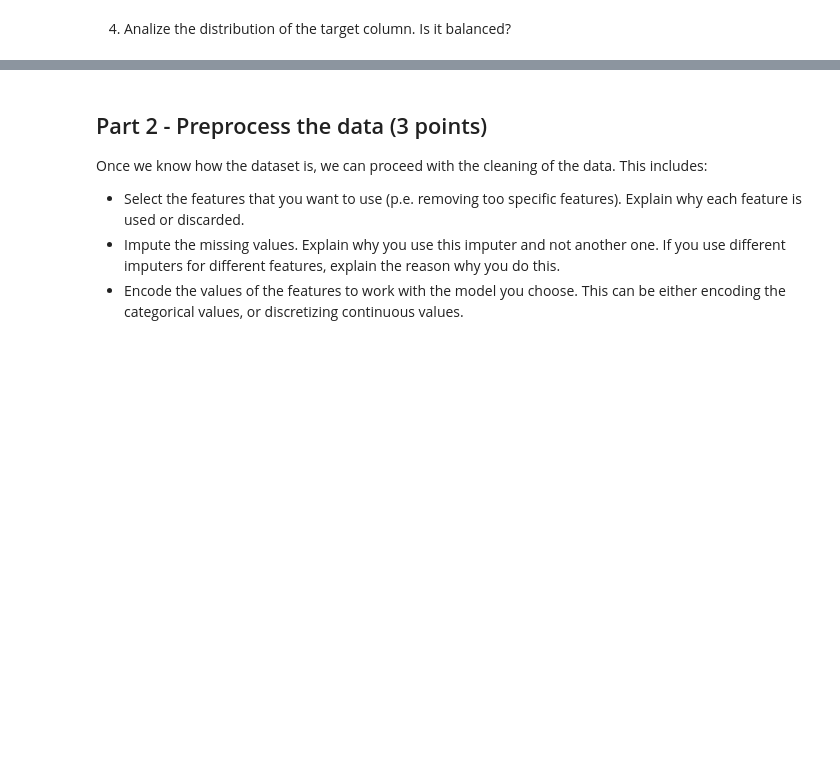
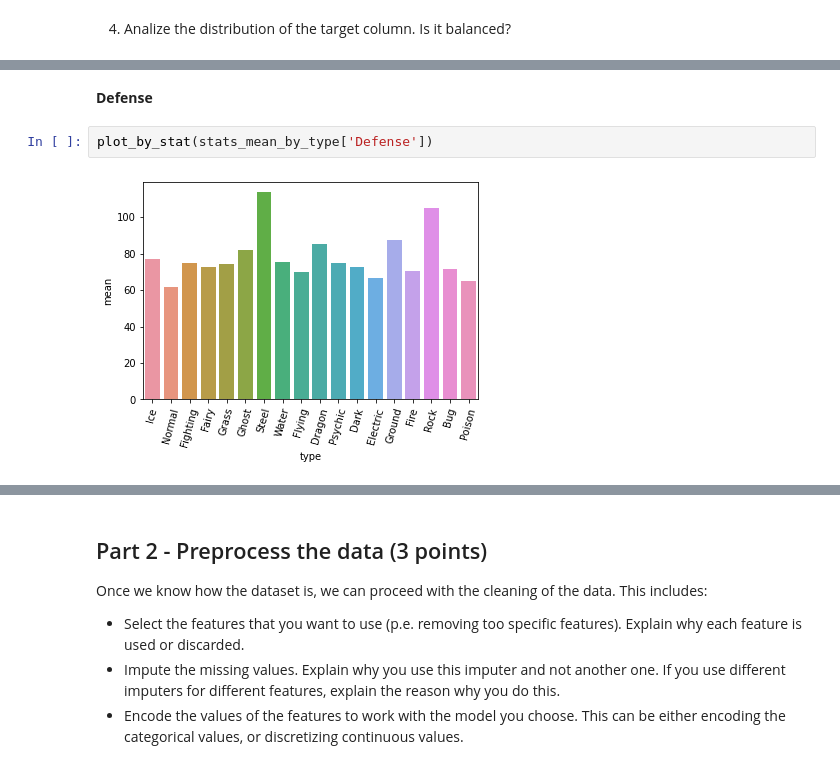
Before and after one commit to quimpm/pokemon-combat-prediction, a Jupyter notebook: pokemon_basic-ml.ipynb, the cells around one changed output, grey strips where cells are left out. Cells and saved outputs as stored; diff of their text form; blank space fills up the shorter version.

```diff
--- a/pokemon_basic-ml.ipynb
+++ b/pokemon_basic-ml.ipynb
@@ -160,0 +269,6 @@ NameError: name 'sns' is not defined
+# %% [markdown]
+**Defense**
+# %%
+plot_by_stat(stats_mean_by_type['Defense'])
+# %% [output]
+[figure, added]
```
Also changed, not shown: parts of 31 cells of this notebook.
